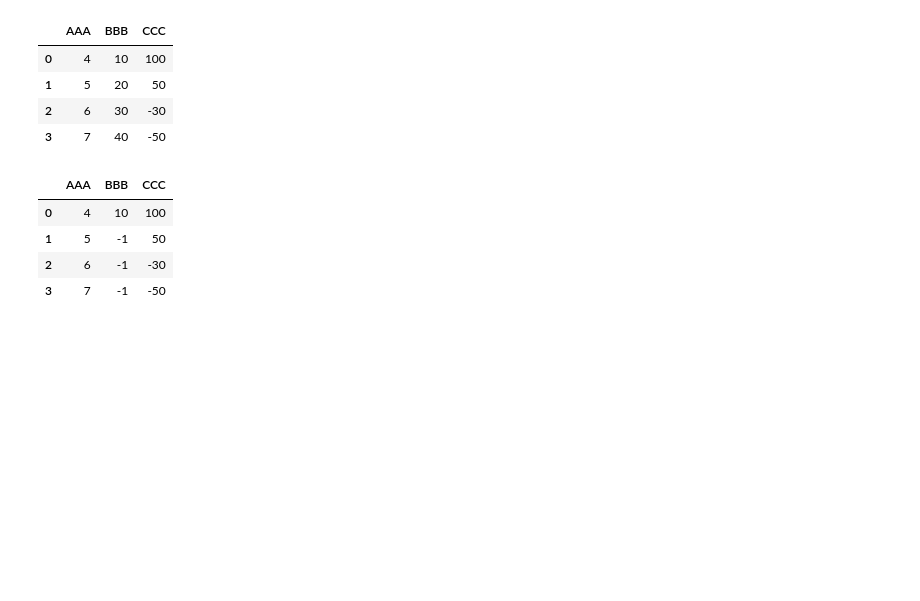
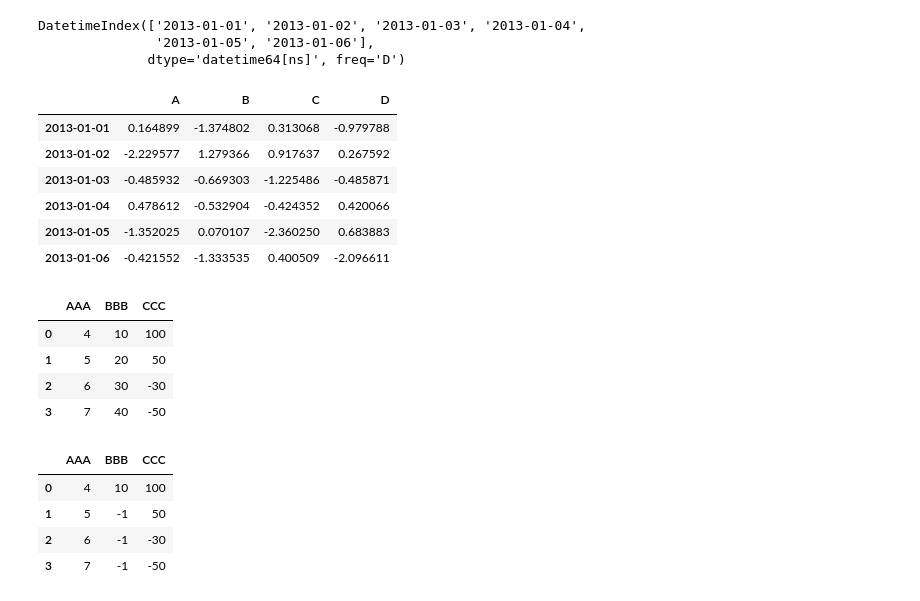
Before and after one commit to ChrisHSKim/python_for_everyone, a Jupyter notebook: notebooks/python with pandas.ipynb, the cells around one changed output. Cells and saved outputs as stored; diff of their text form; code cells hidden in the pictures; blank space fills up the shorter version.

```diff
--- a/notebooks/python with pandas.ipynb
+++ b/notebooks/python with pandas.ipynb
@@ -8,3 +22,23 @@ pd.__version__
+# %%
+dates = pd.date_range('20130101', periods=6)
+# %%
+dates
+# %% [output]
+DatetimeIndex(['2013-01-01', '2013-01-02', '2013-01-03', '2013-01-04',
+               '2013-01-05', '2013-01-06'],
+              dtype='datetime64[ns]', freq='D')
+# %%
+df = pd.DataFrame(np.random.randn(6, 4), index=dates, columns=list('ABCD'))
+# %%
+df
+# %% [output]
+|  | A | B | C | D |
+| 2013-01-01 | 0.164899 | -1.374802 | 0.313068 | -0.979788 |
+| 2013-01-02 | -2.229577 | 1.279366 | 0.917637 | 0.267592 |
+| 2013-01-03 | -0.485932 | -0.669303 | -1.225486 | -0.485871 |
+| 2013-01-04 | 0.478612 | -0.532904 | -0.424352 | 0.420066 |
+| 2013-01-05 | -1.352025 | 0.070107 | -2.360250 | 0.683883 |
+| 2013-01-06 | -0.421552 | -1.333535 | 0.400509 | -2.096611 |
 # %%
 df = pd.DataFrame({'AAA': [4, 5, 6, 7],
                    'BBB': [10, 20, 30, 40],
```
Also changed, not shown: parts of 24 cells of this notebook.
